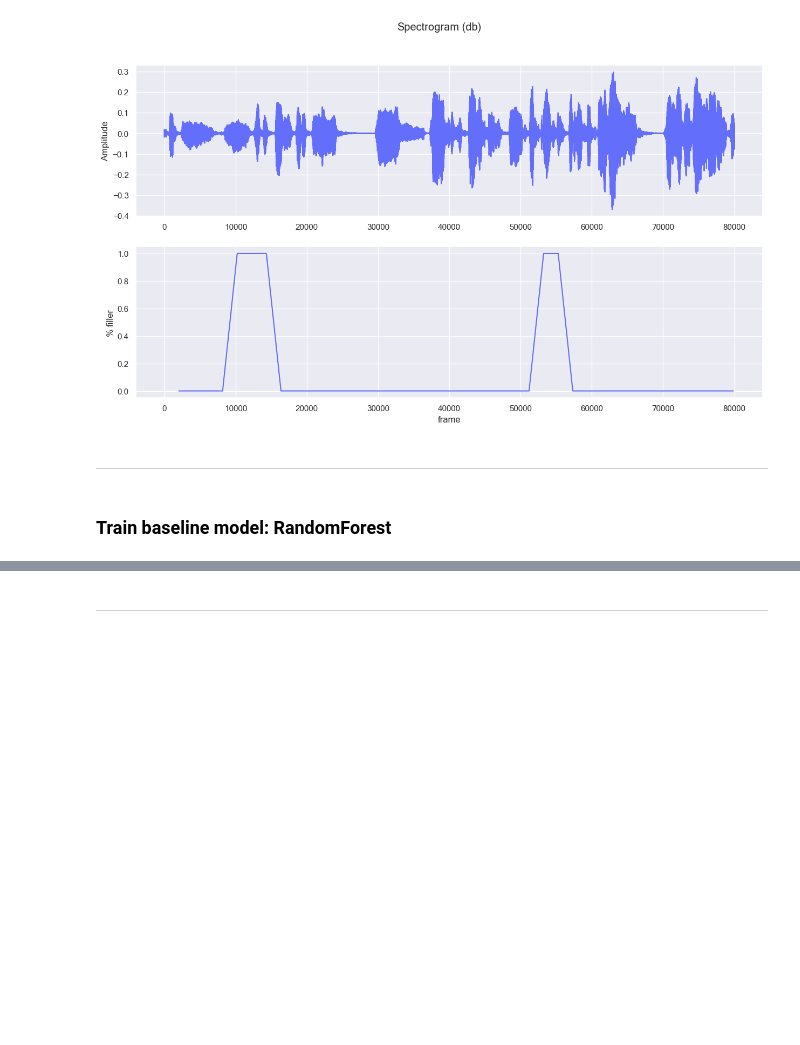
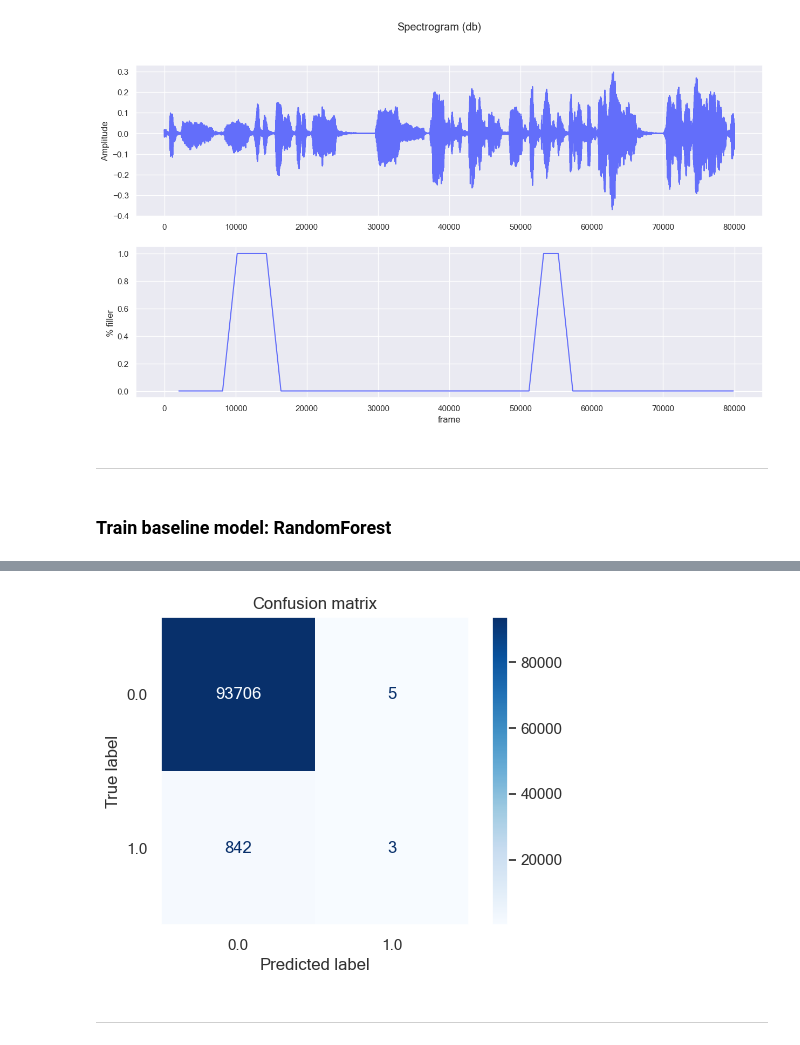
Before and after one commit to pavlo-seimskyi/filler-sound-detector, a Jupyter notebook: notebooks/2-build-training-data.ipynb, the cells around one changed output, grey strips where cells are left out. Cells and saved outputs as stored; diff of their text form; code cells hidden in the pictures; blank space fills up the shorter version.

```diff
--- a/notebooks/2-build-training-data.ipynb
+++ b/notebooks/2-build-training-data.ipynb
@@ -248,2 +274,5 @@ array([0., 0., 0., ..., 0., 0., 0.], dtype=float32)
 # %%
-model =
+model = RandomForestClassifier(
+    n_estimators=200,
+    max_features=0.5,
+)
@@ -249,0 +322,12 @@ model =
+# %%
+def plot_confusion_matrix(y_test, y_pred, ax):
+    """
+    Plot a confusion matrix on axis.
+    :param y_test: true target variable
+    :param y_pred: predictions
+    :param ax: matplotlib.plt axis
+    :return:
+    """
+    ConfusionMatrixDisplay.from_predictions(y_test, y_pred, ax=ax, cmap="Blues")
+    ax.grid(False)
+    ax.set_title("Confusion matrix")
@@ -250,2 +343,7 @@ model =
+# %%
+fig, ax = plt.subplots()
+plot_confusion_matrix(y_valid_numpy, y_pred, ax=ax)
+# %% [output]
+[figure, added]
 # %% [markdown]
 ---
```
Also changed, not shown: parts of 48 cells of this notebook.
